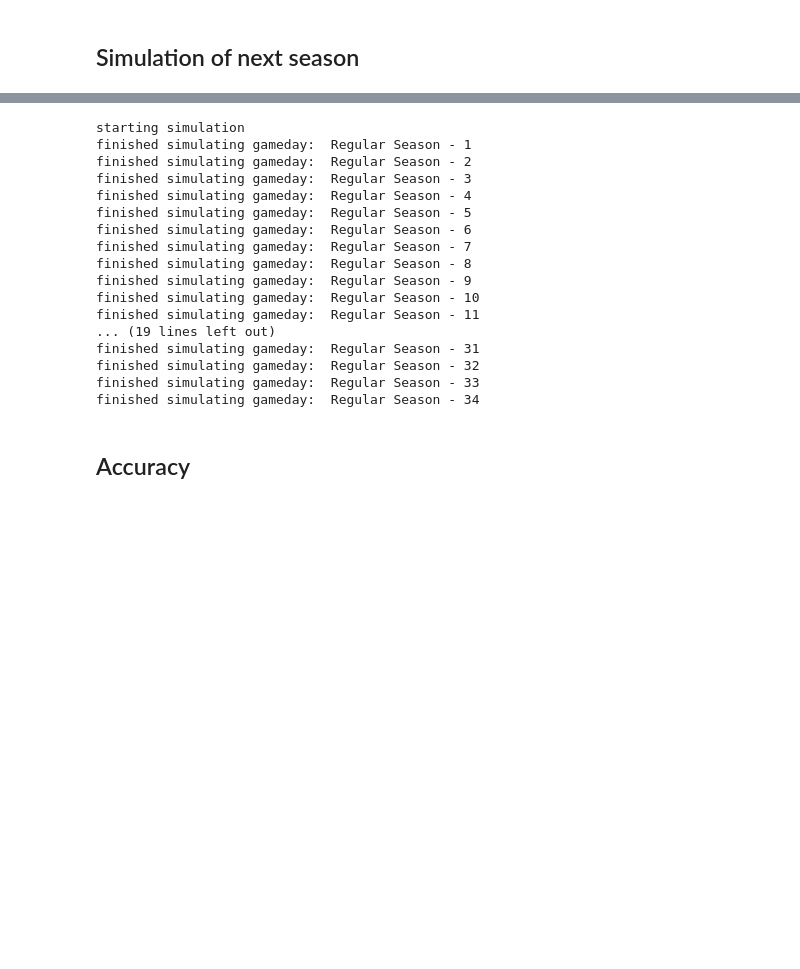
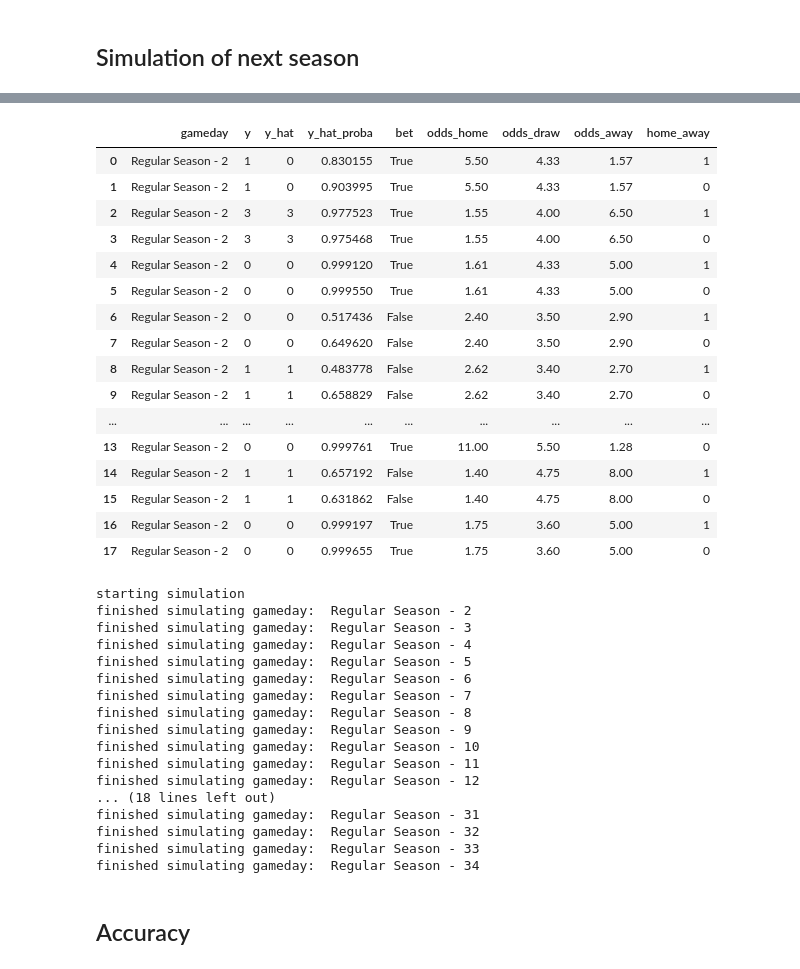
Before and after one commit to krflorian/soccer_odds, a Jupyter notebook: simulate_season.ipynb, the cells around one changed output, grey strips where cells are left out. Drawn from its saved outputs; the diff is of its cells as text; code cells hidden in the pictures; blank space fills up the shorter version.

```diff
--- a/simulate_season.ipynb
+++ b/simulate_season.ipynb
@@ -86,13 +133,41 @@ data_new.head()
+# %%
+pd.DataFrame({'gameday': list(np.repeat(gameday, len(y))),
+              'y':y,
+              'y_hat':y_hat,
+              'y_hat_proba': [np.amax(i) for i in y_hat_proba],
+              'bet': bet,
+              'odds_home': gameday_data['B365H'],
+              'odds_draw': gameday_data['B365D'],
+              'odds_away': gameday_data['B365A'],
+              'home_away' : gameday_data['home_away']})
+# %% [output]
+|  | gameday | y | y_hat | y_hat_proba | bet | odds_home | odds_draw | odds_away | home_away |
+| 0 | Regular Season - 2 | 1 | 0 | 0.830155 | True | 5.50 | 4.33 | 1.57 | 1 |
+| 1 | Regular Season - 2 | 1 | 0 | 0.903995 | True | 5.50 | 4.33 | 1.57 | 0 |
+| 2 | Regular Season - 2 | 3 | 3 | 0.977523 | True | 1.55 | 4.00 | 6.50 | 1 |
+| 3 | Regular Season - 2 | 3 | 3 | 0.975468 | True | 1.55 | 4.00 | 6.50 | 0 |
+| 4 | Regular Season - 2 | 0 | 0 | 0.999120 | True | 1.61 | 4.33 | 5.00 | 1 |
+| 5 | Regular Season - 2 | 0 | 0 | 0.999550 | True | 1.61 | 4.33 | 5.00 | 0 |
+| 6 | Regular Season - 2 | 0 | 0 | 0.517436 | False | 2.40 | 3.50 | 2.90 | 1 |
+| 7 | Regular Season - 2 | 0 | 0 | 0.649620 | False | 2.40 | 3.50 | 2.90 | 0 |
+| 8 | Regular Season - 2 | 1 | 1 | 0.483778 | False | 2.62 | 3.40 | 2.70 | 1 |
+| 9 | Regular Season - 2 | 1 | 1 | 0.658829 | False | 2.62 | 3.40 | 2.70 | 0 |
+| ... | ... | ... | ... | ... | ... | ... | ... | ... | ... |
+| 13 | Regular Season - 2 | 0 | 0 | 0.999761 | True | 11.00 | 5.50 | 1.28 | 0 |
+| 14 | Regular Season - 2 | 1 | 1 | 0.657192 | False | 1.40 | 4.75 | 8.00 | 1 |
+| 15 | Regular Season - 2 | 1 | 1 | 0.631862 | False | 1.40 | 4.75 | 8.00 | 0 |
+| 16 | Regular Season - 2 | 0 | 0 | 0.999197 | True | 1.75 | 3.60 | 5.00 | 1 |
+| 17 | Regular Season - 2 | 0 | 0 | 0.999655 | True | 1.75 | 3.60 | 5.00 | 0 |
 # %%
 # simulation
 results = pd.DataFrame()
 
 print('starting simulation')
 
-for gameday in data_new['round'].unique():
-    gameday_data = data_new[data_new['round'] == gameday]
+for gameday in data_test['round'].unique():
+    gameday_data = data_test[data_test['round'] == gameday]
 
-    X = gameday_data.drop(['target', 'round'], axis= 1)
+    X = gameday_data[features]
     y = gameday_data['target']
     features = list(X.columns)
 
@@ -101,7 +176,7 @@ for gameday in data_new['round'].unique():
     X = pd.DataFrame(X)
     X.columns = features
 
-    X_ensemble = sc.get_ensemble_x(X, mdl_ridge, mdl_knn, mdl_rf, mdl_mlp)
+    X_ensemble = sc.get_ensemble_x(X, models)
 
     y_hat = mdl_lasso.predict(X_ensemble)
     y_hat_proba = mdl_lasso.predict_proba(X_ensemble)
@@ -110,7 +185,13 @@ for gameday in data_new['round'].unique():
     results = results.append(pd.DataFrame({'gameday': list(np.repeat(gameday, len(y))),
                                            'y':y,
                                            'y_hat':y_hat,
-                                           'bet': bet}))
+                                           'y_hat_proba': [np.amax(i) for i in y_hat_proba],
+                                           'bet': bet,
+                                           'odds_home': gameday_data['B365H'],
+                                           'odds_draw': gameday_data['B365D'],
+                                           'odds_away': gameday_data['B365A'],
+                                           'home_away' : gameday_data['home_away'],
+                                           'match_id': gameday_data['match_id']}))
 
     # retrain models
     X_train = X_train.append(X)
@@ -121,14 +202,16 @@ for gameday in data_new['round'].unique():
     mdl_rf.fit(X_train, y_train)
     mdl_mlp.fit(X_train, y_train)
 
-    X_ensemble = sc.get_ensemble_x(X_train, mdl_ridge, mdl_knn, mdl_rf, mdl_mlp)
+    # assign new models to list
+    models = [mdl_ridge, mdl_knn, mdl_rf, mdl_mlp]
 
+    # get new ensemble model
+    X_ensemble = sc.get_ensemble_x(X_train, models)
     mdl_lasso.fit(X_ensemble, y_train)
 
     print('finished simulating gameday: ', gameday)
 # %% [output]
 starting simulation
-finished simulating gameday:  Regular Season - 1
 finished simulating gameday:  Regular Season - 2
 finished simulating gameday:  Regular Season - 3
 finished simulating gameday:  Regular Season - 4
@@ -139,7 +222,8 @@ finished simulating gameday:  Regular Season - 8
 finished simulating gameday:  Regular Season - 9
 finished simulating gameday:  Regular Season - 10
 finished simulating gameday:  Regular Season - 11
-... (19 lines left out)
+finished simulating gameday:  Regular Season - 12
+... (18 lines left out)
 finished simulating gameday:  Regular Season - 31
 finished simulating gameday:  Regular Season - 32
 finished simulating gameday:  Regular Season - 33
```
Also changed, not shown: parts of 12 cells of this notebook, 9 other files.
